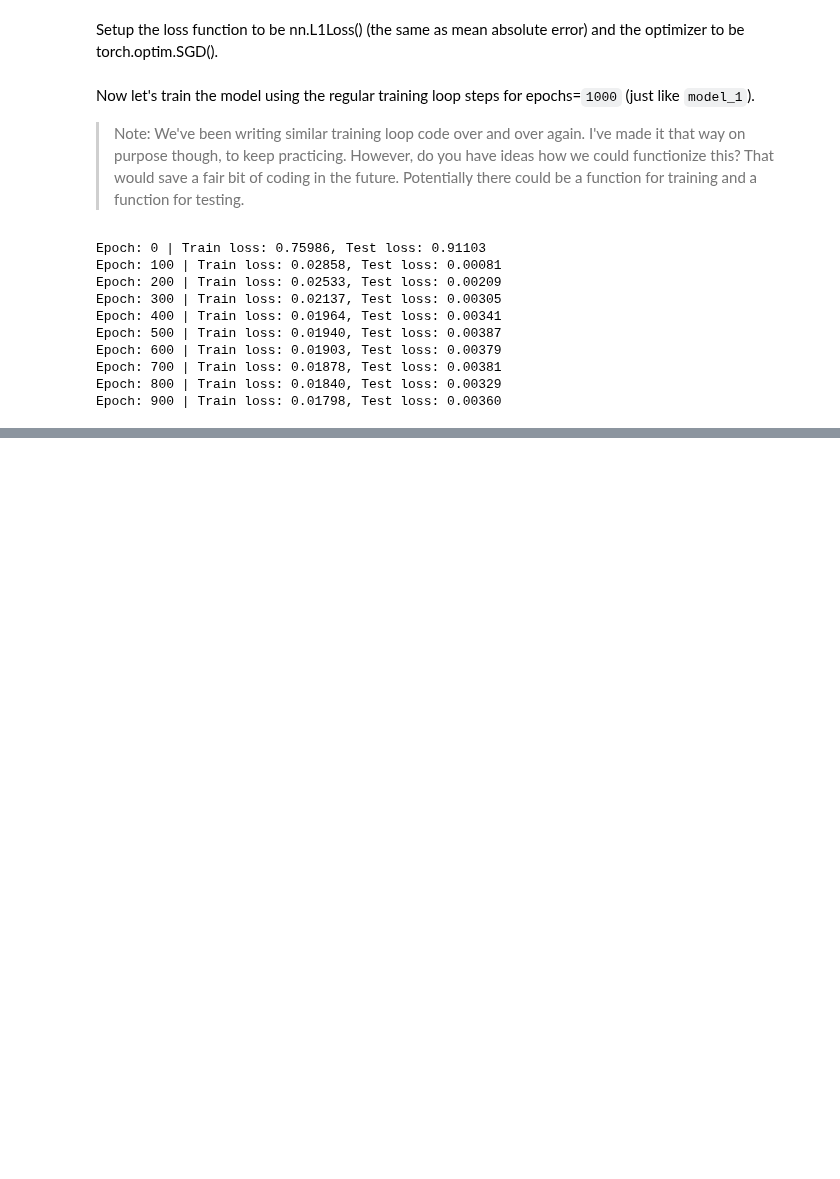
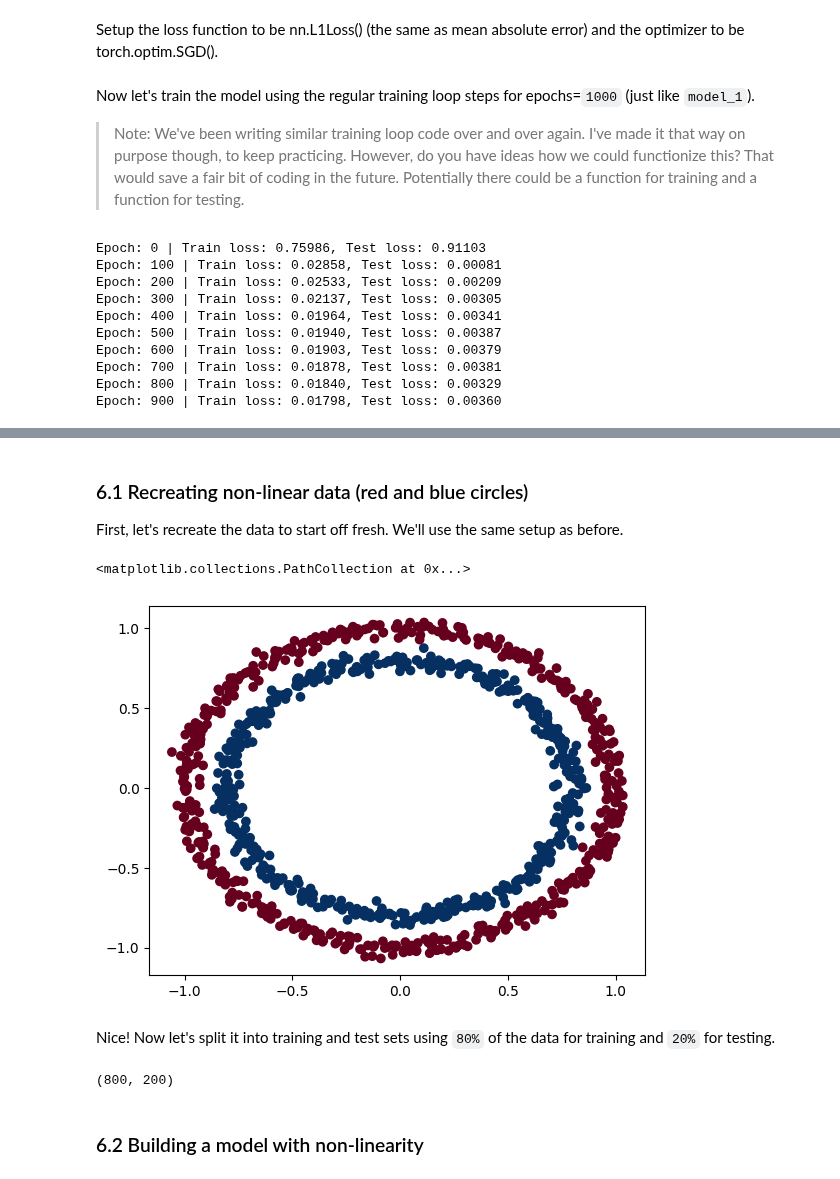
Before and after one commit to sayanarajasekhar/PyTorch, a Jupyter notebook: 02_PyTorch_Neural_Network_Classification.ipynb, the cells around one changed output, grey strips where cells are left out. Saved outputs shown, nothing was run; the diff lists cells and outputs as text; code cells hidden in the pictures; blank space fills up the shorter version.

```diff
--- a/02_PyTorch_Neural_Network_Classification.ipynb
+++ b/02_PyTorch_Neural_Network_Classification.ipynb
@@ -769,0 +808,40 @@ Epoch: 900 | Train loss: 0.01798, Test loss: 0.00360
+# %% [markdown]
+### 6.1 Recreating non-linear data (red and blue circles)
+
+First, let's recreate the data to start off fresh. We'll use the same setup as before.
+# %%
+from sklearn.datasets import make_circles
+import matplotlib.pyplot as plt
+
+n_samples = 1000
+
+X, y = make_circles(n_samples,
+                    noise = 0.03,
+                    random_state=42)
+
+plt.scatter(X[:,0], X[:,1], c=y, cmap=plt.cm.RdBu)
+# %% [output]
+<matplotlib.collections.PathCollection at 0x...>
+[figure, added]
+# %% [markdown]
+Nice! Now let's split it into training and test sets using `80%` of the data for training and `20%` for testing.
+# %%
+# Convert to tensors and split into train and test sets
+import torch
+from sklearn.model_selection import train_test_split
+
+# Turn data into tensor
+X = torch.from_numpy(X).type(torch.float)
+y = torch.from_numpy(y).type(torch.float)
+
+# Split into train and test sets
+X_train, X_test, y_train, y_test = train_test_split(X,
+                                                   y,
+                                                    test_size = 0.2,
+                                                    random_state = 42)
+
+len(X_train), len(y_test)
+# %% [output]
+(800, 200)
+# %% [markdown]
+### 6.2 Building a model with non-linearity
```
Also changed, not shown: parts of 4 cells of this notebook.
